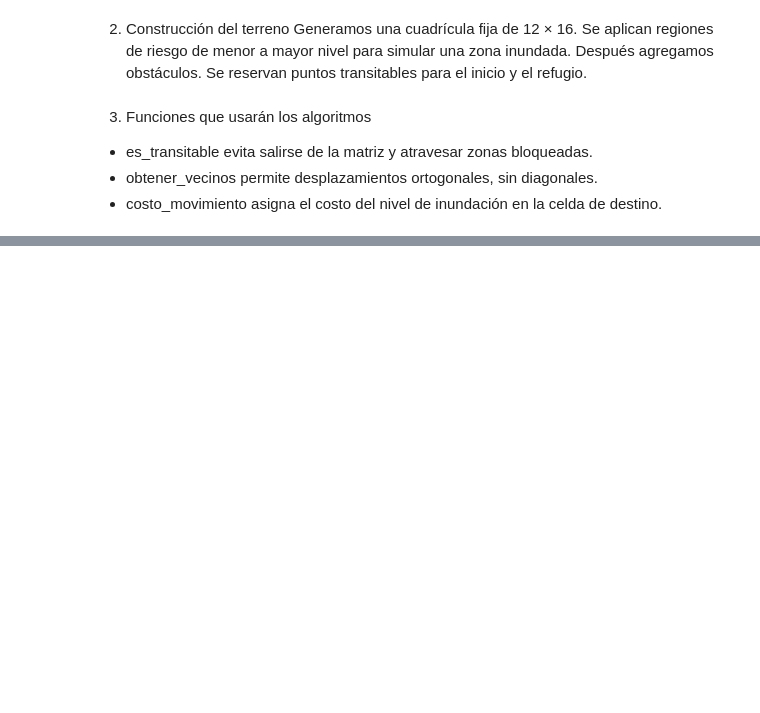
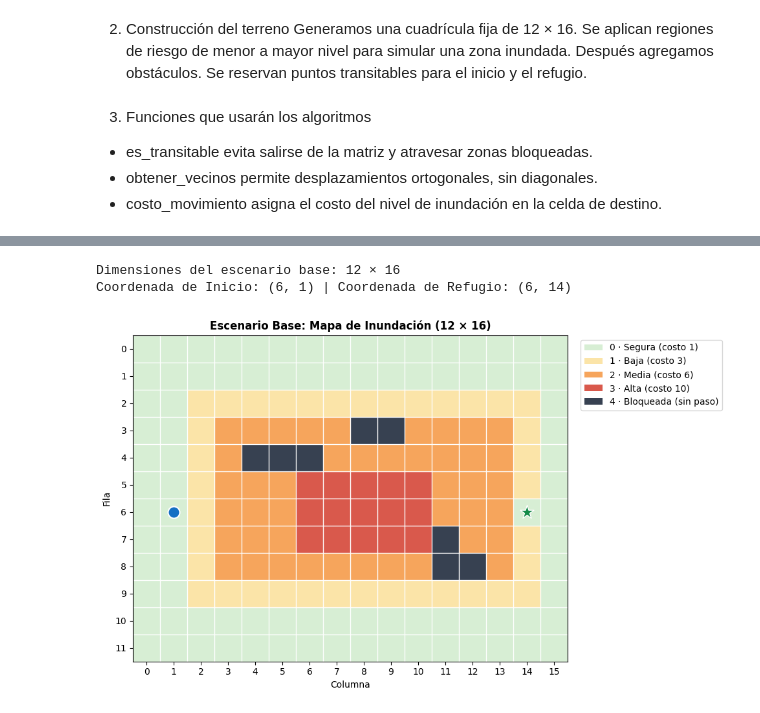
Before and after one commit to gretelZavaleta/laberinto-inundaciones-ia, a Jupyter notebook: laberinto_inundaciones_ia.ipynb, the cells around one changed output, grey strips where cells are left out. Drawn from its saved outputs; the diff is of its cells as text; code cells hidden in the pictures; blank space fills up the shorter version.

```diff
--- a/laberinto_inundaciones_ia.ipynb
+++ b/laberinto_inundaciones_ia.ipynb
@@ -145,33 +144,80 @@ Cada color distingue un nivel de inundación. El círculo azul señala el inicio
 # %%
+import matplotlib.pyplot as plt
+from matplotlib.colors import ListedColormap
+from matplotlib.patches import Patch
+
+COLORES_MAPA = ["#D7EED4", "#FBE4A8", "#F6A55C", "#D9594C", "#374151"]
+CMAP_TERRENO = ListedColormap(COLORES_MAPA)
+
 def visualizar_terreno(terreno, inicio=INICIO, refugio=REFUGIO, titulo="Mapa de inundación"):
-    """Dibuja terreno, inicio y refugio usando matplotlib."""
-    import matplotlib.pyplot as plt
-    from matplotlib.colors import ListedColormap
-    from matplotlib.patches import Patch
-
-    colores = ["#D7EED4", "#FBE4A8", "#F6A55C", "#D9594C", "#374151"]
-    cmap = ListedColormap(colores)
-    fig, ax = plt.subplots(figsize=(12, 7))
-    ax.imshow(terreno, cmap=cmap, vmin=-0.5, vmax=4.5, interpolation="nearest")
+    """Dibuja el terreno base, el inicio y el refugio."""
+    fig, ax = plt.subplots(figsize=(11, 6))
+    ax.imshow(terreno, cmap=CMAP_TERRENO, vmin=-0.5, vmax=4.5, interpolation="nearest")
     filas, columnas = len(terreno), len(terreno[0])
     ax.set_xticks(range(columnas))
     ax.set_yticks(range(filas))
     ax.set_xticks([n - 0.5 for n in range(columnas + 1)], minor=True)
     ax.set_yticks([n - 0.5 for n in range(filas + 1)], minor=True)
     ax.grid(which="minor", color="white", linewidth=1)
     ax.tick_params(which="minor", bottom=False, left=False)
     ax.scatter(inicio[1], inicio[0], s=170, marker="o", c="#146FC4",
-               edgecolors="white", linewidths=1.5, zorder=3)
+               edgecolors="white", linewidths=1.5, zorder=3, label="Inicio")
     ax.scatter(refugio[1], refugio[0], s=250, marker="*", c="#138A48",
-               edgecolors="white", linewidths=1, zorder=3)
+               edgecolors="white", linewidths=1, zorder=3, label="Refugio")
     ax.set_xlabel("Columna")
     ax.set_ylabel("Fila")
-    ax.set_title(titulo)
-    leyenda = [Patch(facecolor=colores[i], label=texto) for i, texto in enumerate([
+    ax.set_title(titulo, fontweight="bold")
+    leyenda = [Patch(facecolor=COLORES_MAPA[i], label=texto) for i, texto in enumerate([
         "0 · Segura (costo 1)", "1 · Baja (costo 3)",
         "2 · Media (costo 6)", "3 · Alta (costo 10)",
         "4 · Bloqueada (sin paso)"])]
     ax.legend(handles=leyenda, bbox_to_anchor=(1.02, 1), loc="upper left")
     plt.tight_layout()
     plt.show()
-    return fig, ax
+
+
+def visualizar_ruta(terreno, resultado, inicio=INICIO, refugio=REFUGIO, titulo=None):
+    """Dibuja el terreno y superpone la trayectoria encontrada por un algoritmo."""
+    ruta = resultado["ruta"]
+    if titulo is None:
+        if ruta:
+            titulo = (f"{resultado['algoritmo']} — {resultado['pasos']} pasos | "
+                      f"Costo: {resultado['costo']} | Expandidos: {resultado['expandidos']}")
+        else:
+            titulo = f"{resultado['algoritmo']} — SIN RUTA DISPONIBLE (Expandidos: {resultado['expandidos']})"
+
+    fig, ax = plt.subplots(figsize=(10, 6))
+    ax.imshow(terreno, cmap=CMAP_TERRENO, vmin=-0.5, vmax=4.5, interpolation="nearest")
+
+    if ruta:
+        filas = [pos[0] for pos in ruta]
+        columnas = [pos[1] for pos in ruta]
+        ax.plot(columnas, filas, color="#1D4ED8", linewidth=3, marker="o", markersize=5, label="Ruta", zorder=4)
+
+    ax.scatter(inicio[1], inicio[0], color="#146FC4", edgecolors="white", linewidths=1.5, s=160, label="Inicio", zorder=5)
+    ax.scatter(refugio[1], refugio[0], color="#138A48", edgecolors="white", linewidths=1, marker="*", s=260, label="Refugio", zorder=5)
+
+    filas_t, cols_t = len(terreno), len(terreno[0])
+    ax.set_xticks(range(cols_t))
+    ax.set_yticks(range(filas_t))
+    ax.set_xticks([n - 0.5 for n in range(cols_t + 1)], minor=True)
+    ax.set_yticks([n - 0.5 for n in range(filas_t + 1)], minor=True)
+    ax.grid(which="minor", color="white", linewidth=1)
+    ax.tick_params(which="minor", bottom=False, left=False)
+    ax.set_xlabel("Columna")
+    ax.set_ylabel("Fila")
+    ax.set_title(titulo, fontweight="bold")
+    ax.legend(loc="upper right")
+    plt.tight_layout()
+    plt.show()
+
+
+terreno = crear_terreno()
+validar_escenario(terreno, INICIO, REFUGIO)
+print(f"Dimensiones del escenario base: {len(terreno)} × {len(terreno[0])}")
+print("Coordenada de Inicio:", INICIO, "| Coordenada de Refugio:", REFUGIO)
+visualizar_terreno(terreno, INICIO, REFUGIO, "Escenario Base: Mapa de Inundación (12 × 16)")
+# %% [output]
+Dimensiones del escenario base: 12 × 16
+Coordenada de Inicio: (6, 1) | Coordenada de Refugio: (6, 14)
+[figure, added]
```
Also changed, not shown: parts of 31 cells of this notebook.
